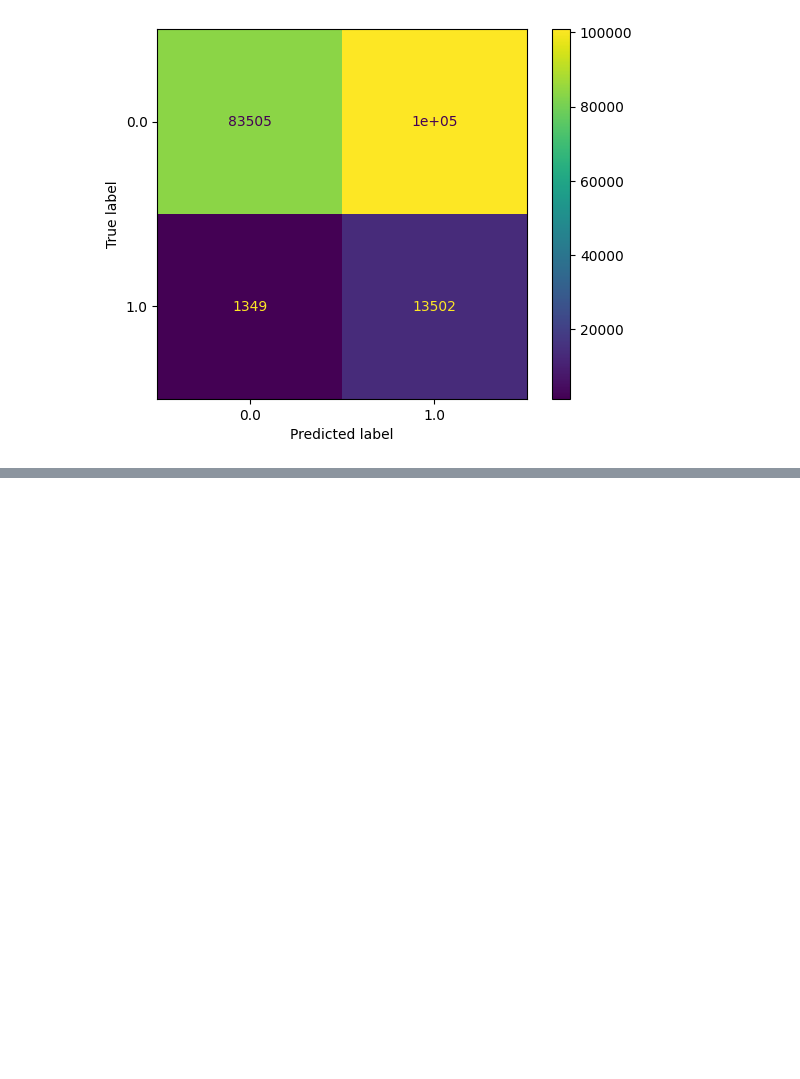
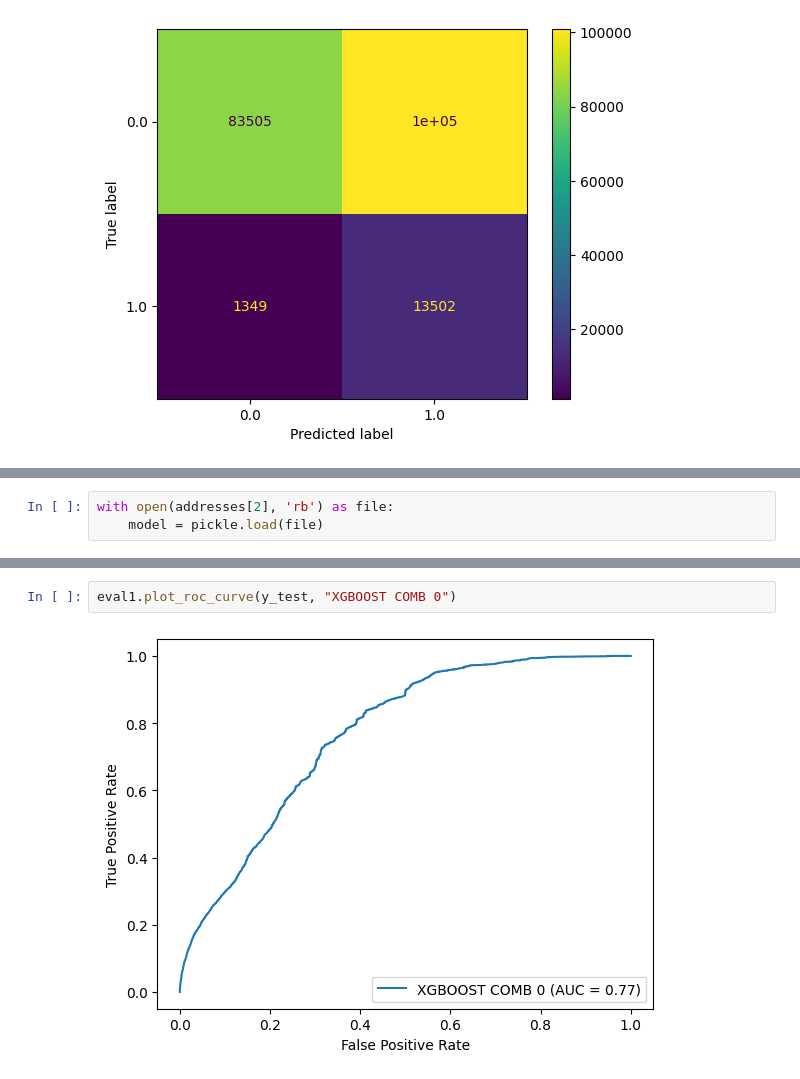
Before and after one commit to CaioRhoden/xai-nui-classification, a Jupyter notebook: notebooks/evaluation/ensambles/evaluate_ensambles.ipynb, the cells around one changed output, grey strips where cells are left out. Cells and saved outputs as stored; diff of their text form; blank space fills up the shorter version.

```diff
--- a/notebooks/evaluation/ensambles/evaluate_ensambles.ipynb
+++ b/notebooks/evaluation/ensambles/evaluate_ensambles.ipynb
@@ -41,0 +68,3 @@ eval1.plot_confusion_matrix(y_test)
+# %%
+with open(addresses[2], 'rb') as file:
+    model = pickle.load(file)
@@ -41,0 +82,4 @@ eval1.plot_confusion_matrix(y_test)
+# %%
+eval1.plot_roc_curve(y_test, "XGBOOST COMB 0")
+# %% [output]
+[figure, added]
```
Also changed, not shown: parts of 23 cells of this notebook, 4 other files.
